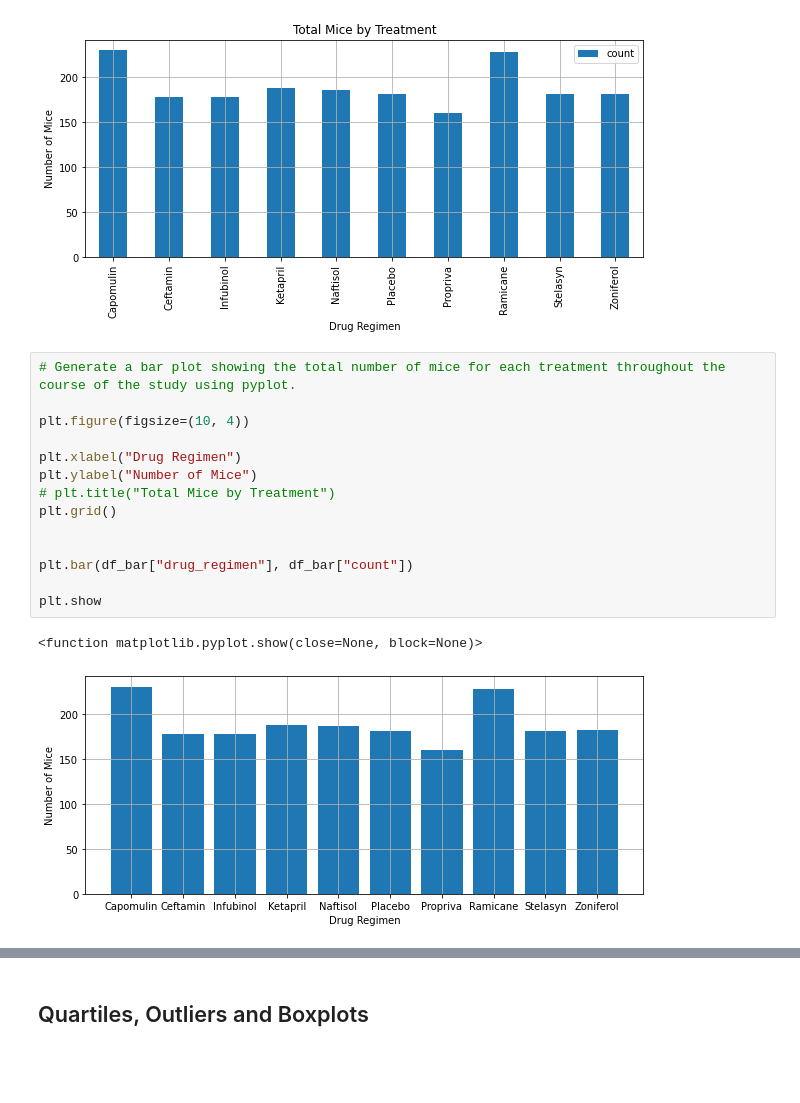
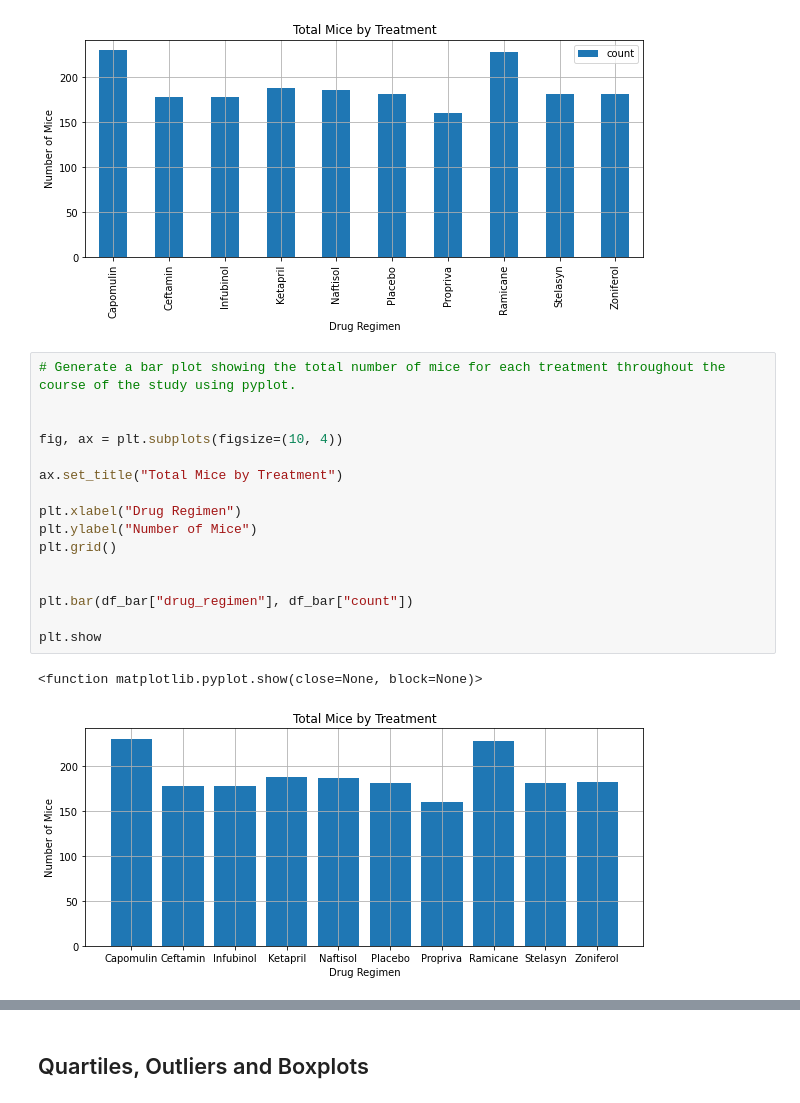
Before and after one commit to BatesJ72/matplotib_practice, a Jupyter notebook: pymaceuticals_v2.ipynb, the cells around one changed output, grey strips where cells are left out. Drawn from its saved outputs; the diff is of its cells as text; blank space fills up the shorter version.

```diff
--- a/pymaceuticals_v2.ipynb
+++ b/pymaceuticals_v2.ipynb
@@ -235,20 +235,22 @@ plt.show()
 # %%
 # Generate a bar plot showing the total number of mice for each treatment throughout the course of the study using pyplot.
 
-plt.figure(figsize=(10, 4))
+
+fig, ax = plt.subplots(figsize=(10, 4))
+
+ax.set_title("Total Mice by Treatment")
 
 plt.xlabel("Drug Regimen")
 plt.ylabel("Number of Mice")
-# plt.title("Total Mice by Treatment")
 plt.grid()
 
 
 plt.bar(df_bar["drug_regimen"], df_bar["count"])
 
 plt.show
 # %% [output]
 <function matplotlib.pyplot.show(close=None, block=None)>
-[figure, old version]
+[figure, new version]
 # %%
 # Generate a pie plot showing the distribution of female versus male mice using pandas
 
```
Also changed, not shown: parts of 9 cells of this notebook.
